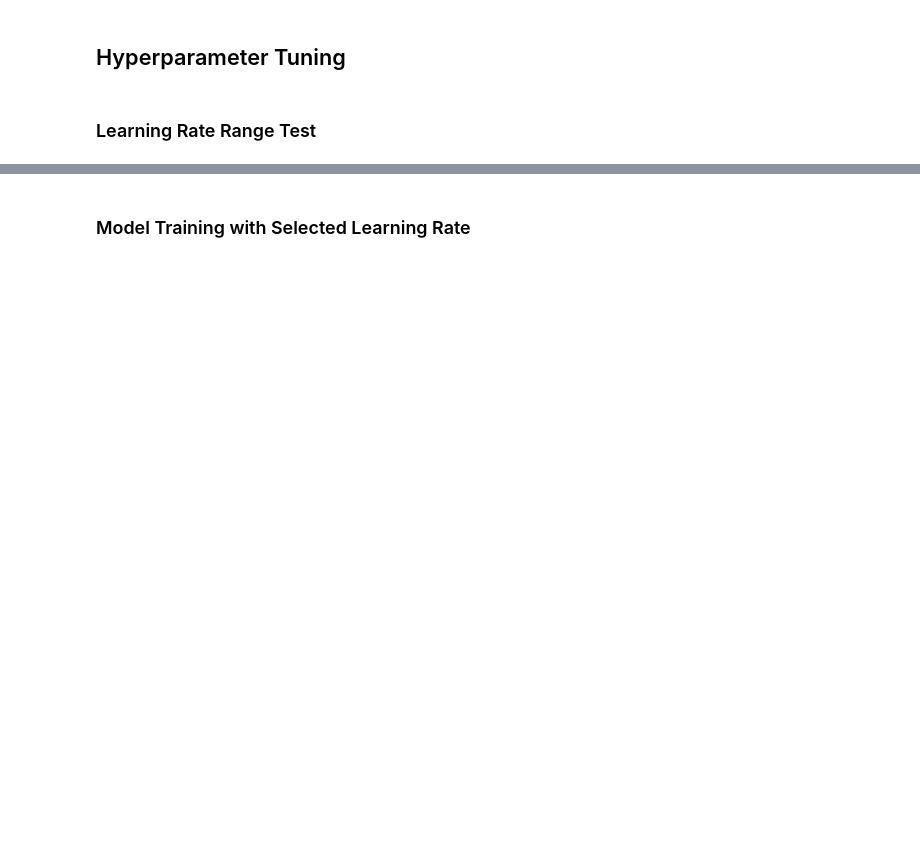
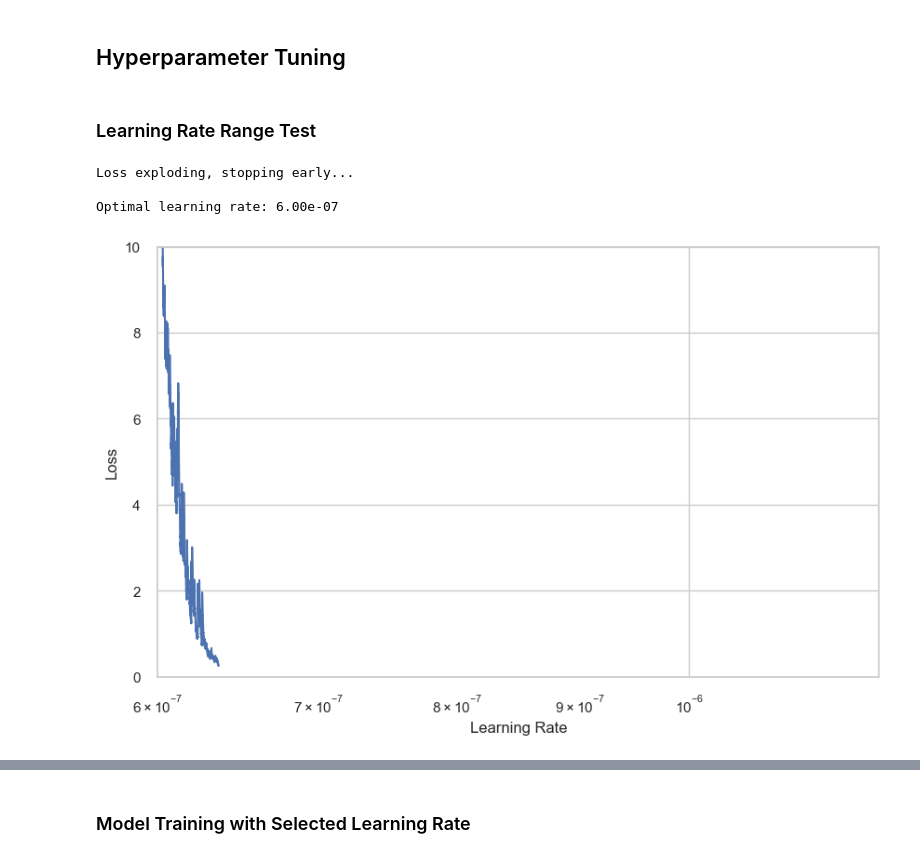
Before and after one commit to alvdef/spot_predictor, a Jupyter notebook: train.ipynb, the cells around one changed output, grey strips where cells are left out. Saved outputs shown, nothing was run; the diff lists cells and outputs as text; code cells hidden in the pictures; blank space fills up the shorter version.

```diff
--- a/train.ipynb
+++ b/train.ipynb
@@ -86,4 +73,40 @@ val_dataset = SpotPriceDataset(val_df, dataset_config, device)
 val_loader = val_dataset.get_data_loader()
 # %% [markdown]
 ### Learning Rate Range Test
+# %%
+def lr():
+    # Model configuration
+    model_config = {
+        "hidden_size": 64,        # Increased capacity
+        "output_scale": 100.0,
+        "window_size": 20,
+        "batch_size": 128,        # Smaller for better generalization
+        "shuffle_buffer": 1000,
+        "epochs": 150,           # More training time
+        "steps_per_epoch": len(train_dataset),
+        "init_learning_rate": 6e-7,
+        "final_learning_rate": 1.2e-6,
+        "weight_decay": 1.5e-5,
+        "mse_weight": 0.8
+    }
+    model = SpotBiLSTM(model_config, device)
+
+    log_lrs, losses = find_lr(model, train_loader, model_config, device)
+
+    # Plot results
+    plt.figure(figsize=(10, 6))
+    plt.grid(True)
+    plt.semilogx(10**np.array(log_lrs), losses)
+    plt.tick_params('both', length=10, width=1, which='both')
+    plt.xlabel('Learning Rate')
+    plt.ylabel('Loss')
+    plt.axis([model_config["init_learning_rate"], model_config["final_learning_rate"], 0, 10])
+    plt.show()
+
+lr()
+# %% [output]
+Loss exploding, stopping early...
+
+Optimal learning rate: 6.00e-07
+[figure, added]
 # %%
```
Also changed, not shown: parts of 10 cells of this notebook, 10 other files.
